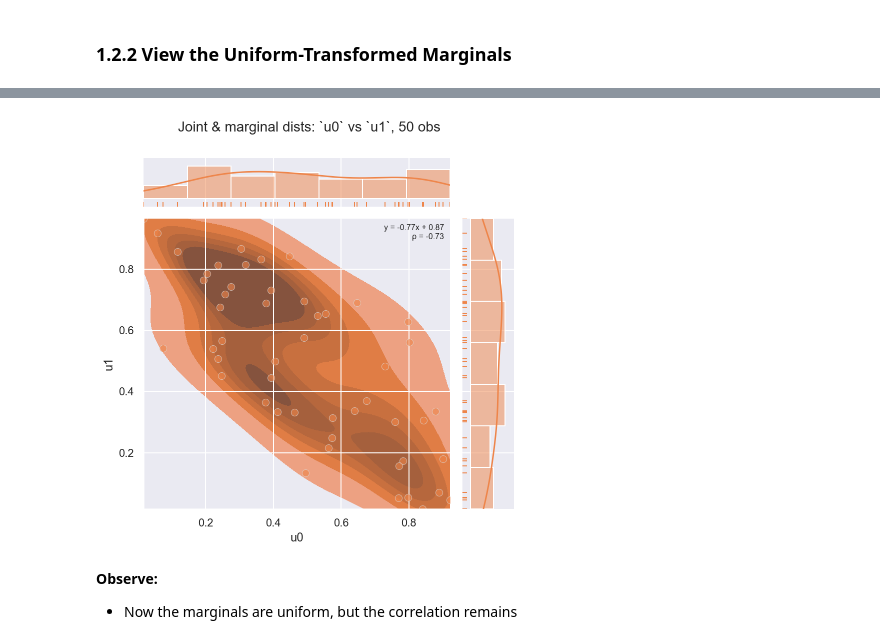
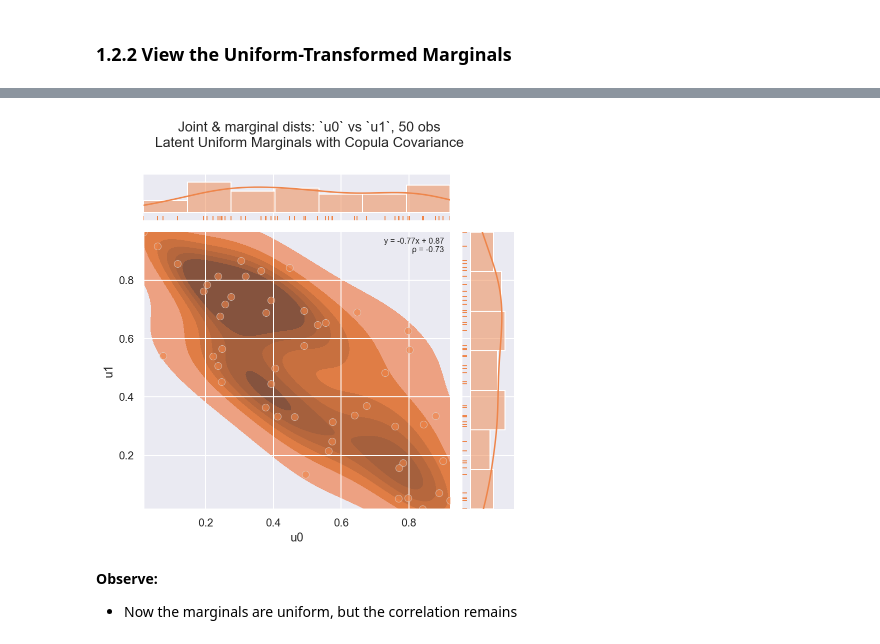
Before and after one commit to oreum-industries/oreum_copula, a Jupyter notebook: notebooks/000_Intro.ipynb, the cells around one changed output, grey strips where cells are left out. Cells and saved outputs as stored; diff of their text form; code cells hidden in the pictures.

```diff
--- a/notebooks/000_Intro.ipynb
+++ b/notebooks/000_Intro.ipynb
@@ -146,8 +321,8 @@ f = eda.plot_joint_numeric(data=df_train, ft0='c0', ft1='c1', kind='kde+scatter'
 # %%
 f = eda.plot_joint_numeric(data=df_train, ft0='u0', ft1='u1', kind='kde+scatter', colori=1,
-        subtitle='Latent Uniform Marginals with Copula Correlation')
+        txtadd='Latent Uniform Marginals with Copula Covariance')
 # %% [output]
-[figure, old version]
+[figure, new version]
 # %% [markdown]
 **Observe:**
 
```
Also changed, not shown: parts of 79 cells of this notebook, 30 other files.
